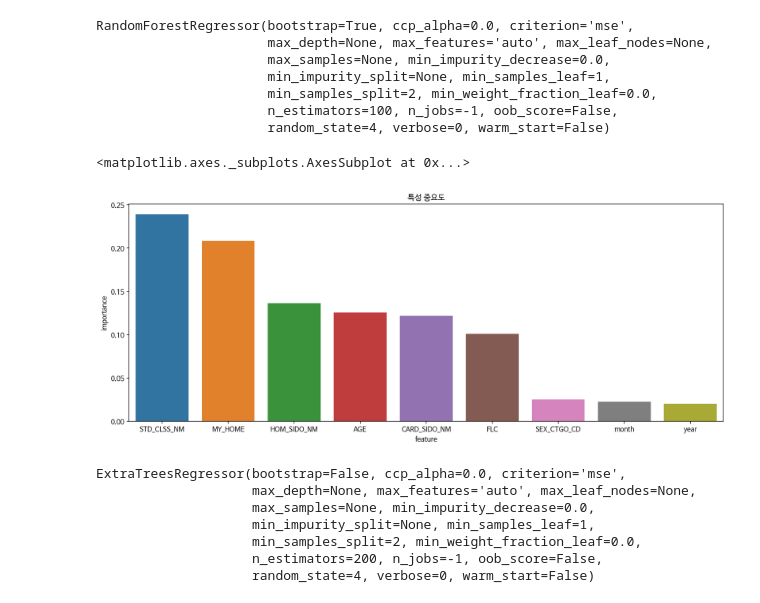
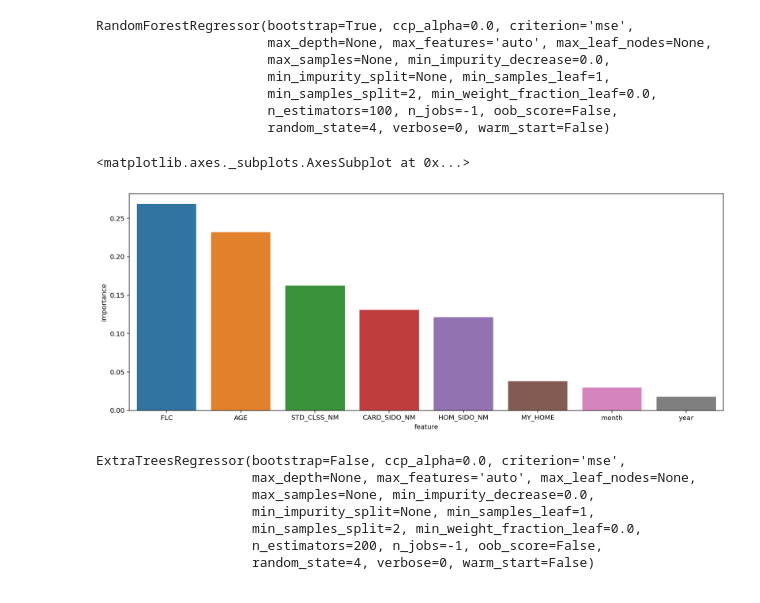
Before and after one commit to kim-bo-saeng/dacon_jeju, a Jupyter notebook: jeju_data_analysis.ipynb, the cells around one changed output. Saved outputs shown, nothing was run; the diff lists cells and outputs as text; code cells hidden in the pictures.

```diff
--- a/jeju_data_analysis.ipynb
+++ b/jeju_data_analysis.ipynb
@@ -372,7 +363,7 @@ data_2020 = pd.merge(temp_2020,
                      right_on = ['CARD_SIDO_NM',	'STD_CLSS_NM',	'HOM_SIDO_NM',	'AGE',	'FLC',	'year',	'month',	'MY_HOME']
                     )
 
-data = pd.concat([data_2019, data_2020]).reset_index(drop = True).fillna(1)
+data = pd.concat([data_2019, data_2020]).reset_index(drop = True).fillna(0)
 data
 # %% [output]
 |  | CARD_SIDO_NM | STD_CLSS_NM | HOM_SIDO_NM | AGE | FLC | year | month | MY_HOME | AMT |
@@ -408,18 +399,17 @@ RandomForestRegressor(bootstrap=True, ccp_alpha=0.0, criterion='mse',
                       n_estimators=100, n_jobs=-1, oob_score=False,
                       random_state=4, verbose=0, warm_start=False)
 # %%
-importances = (pd.DataFrame(model.feature_importances_, index=train_features.columns).
+importances = (pd.DataFrame(model.feature_importances_, index=X_train.columns).
                sort_values(by = 0, ascending = False).
                reset_index().
                rename(columns = {'index' : 'feature', 0 : 'importance'})
               )
 
 plt.figure(figsize=(16,6))
-plt.title("특성 중요도")
 sns.barplot(data = importances, x = 'feature', y = 'importance')
 # %% [output]
 <matplotlib.axes._subplots.AxesSubplot at 0x...>
-[figure, old version]
+[figure, new version]
 # %%
 model2 = ExtraTreesRegressor(n_jobs = -1, random_state = 4)
 model2.fit(X_train, y_train)
```
Also changed, not shown: parts of 5 cells of this notebook.
